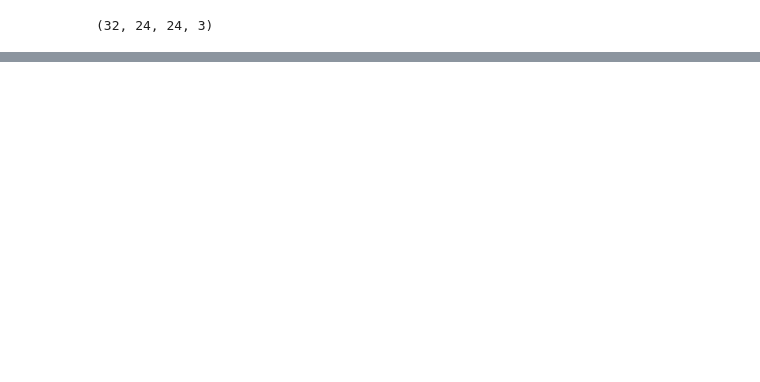
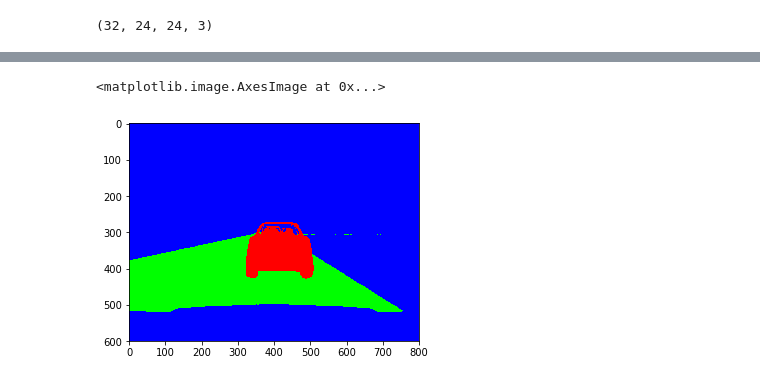
Before and after one commit to chiyuan-goh/lyft-perception-challenge, a Jupyter notebook: Untitled.ipynb, the cells around one changed output, grey strips where cells are left out. Drawn from its saved outputs; the diff is of its cells as text; code cells hidden in the pictures; blank space fills up the shorter version.

```diff
--- a/Untitled.ipynb
+++ b/Untitled.ipynb
@@ -36,6 +43,12 @@ plt.imshow(cv2.cvtColor(img, cv2.COLOR_BGR2RGB))
 def process_label(yimg):
     #replace lane markings
     label_ch = yimg[:,:,2]
+    veh_pixels = (label_ch == 10).nonzero()
+    hood_indices = (veh_pixels[0] >= 496).nonzero()[0]
+    hood_pixels = (veh_pixels[0][hood_indices], \
+                   veh_pixels[1][hood_indices])
+
+    label_ch[hood_pixels] = 0
     label_ch[label_ch == 6] = 7
 
     h, w = label_ch.shape
@@ -67,8 +80,9 @@ def generate_samples(xpaths, ypaths, batch_size):
                 xdata.append(ximg)
 
             xdata = np.array(xdata)
-            ydata = np.array(ydata)
-
+            ydata = np.array(ydata).reshape( (batch_size, 600*800, 3))
+            #print(xdata.shape)
+#             print(ydata.shape)
             yield xdata, ydata
 # %%
 def test_shape():
@@ -168,0 +206,5 @@ SyntaxError: unexpected EOF while parsing (<ipython-input-18-29236c8cf1d5>, line
+# %%
+plt.imshow(process_label(label) )
+# %% [output]
+<matplotlib.image.AxesImage at 0x...>
+[figure, added]
```
Also changed, not shown: parts of 12 cells of this notebook, 2 other files.
